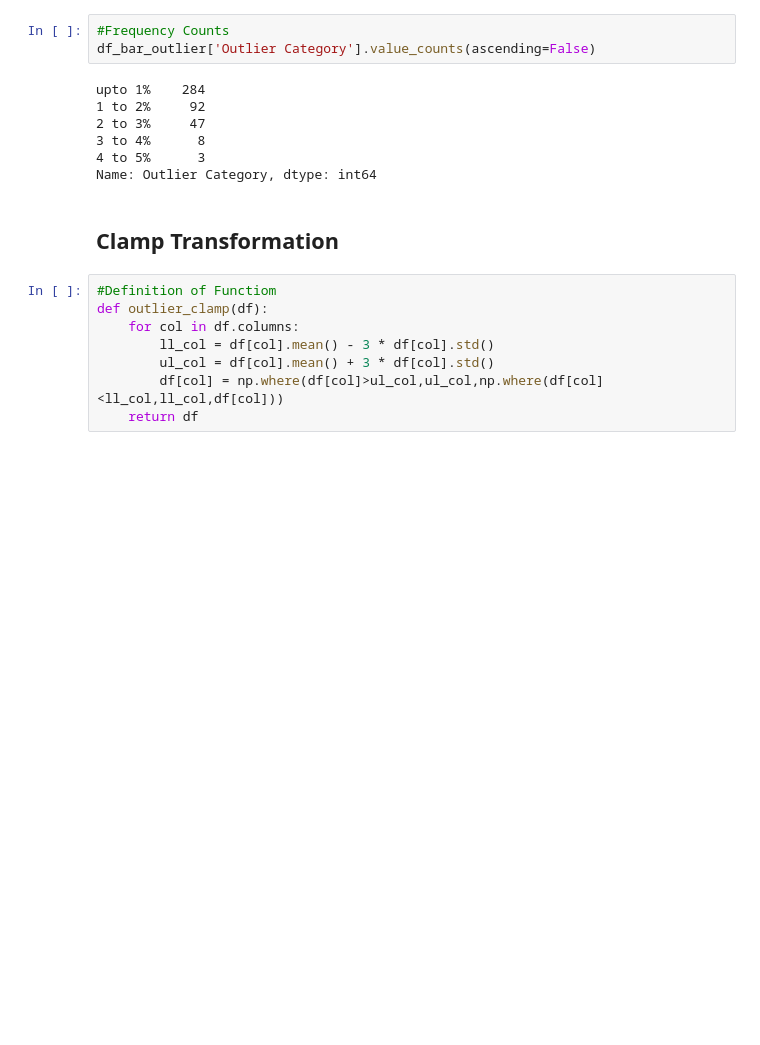
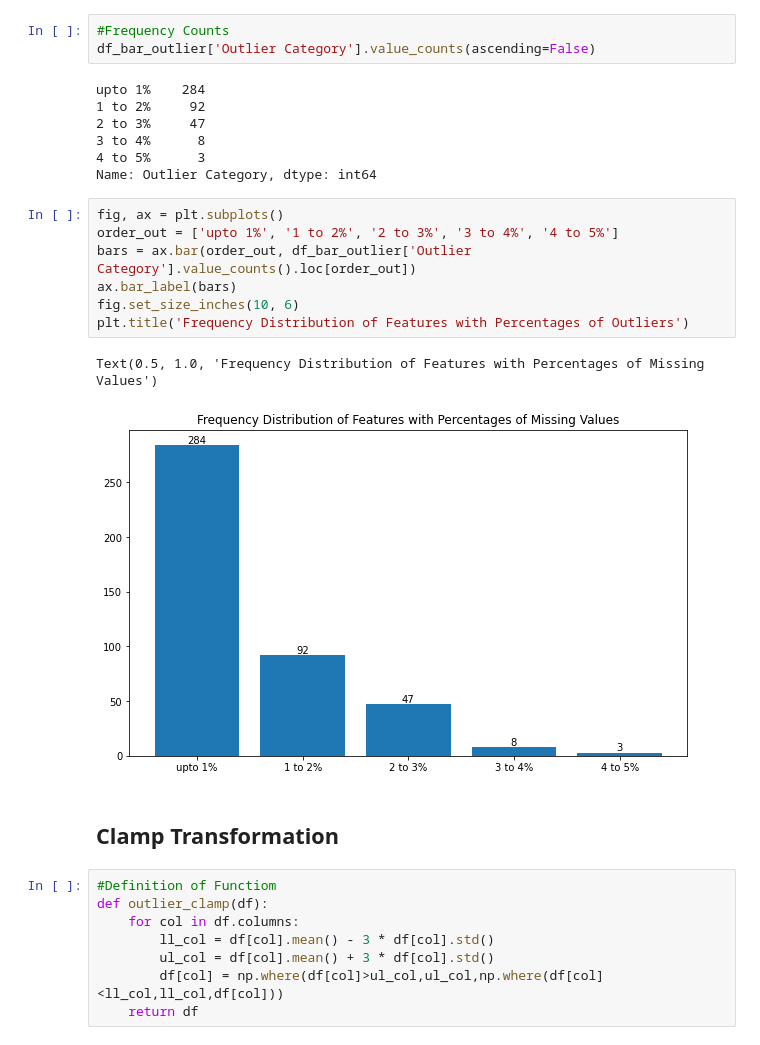
Before and after one commit to hinatanvir/Fault-Detection-SECOM, a Jupyter notebook: aras&deep/outliers_missing_presentation.ipynb, the cells around one changed output. Drawn from its saved outputs; the diff is of its cells as text; blank space fills up the shorter version.

```diff
--- a/aras&deep/outliers_missing_presentation.ipynb
+++ b/aras&deep/outliers_missing_presentation.ipynb
@@ -268,6 +329,16 @@ upto 1%    284
 3 to 4%      8
 4 to 5%      3
 Name: Outlier Category, dtype: int64
+# %%
+fig, ax = plt.subplots()
+order_out = ['upto 1%', '1 to 2%', '2 to 3%', '3 to 4%', '4 to 5%']
+bars = ax.bar(order_out, df_bar_outlier['Outlier Category'].value_counts().loc[order_out])
+ax.bar_label(bars)
+fig.set_size_inches(10, 6)
+plt.title('Frequency Distribution of Features with Percentages of Outliers')
+# %% [output]
+Text(0.5, 1.0, 'Frequency Distribution of Features with Percentages of Missing Values')
+[figure, added]
 # %% [markdown]
 ## Clamp Transformation
 # %%
```
Also changed, not shown: parts of 11 cells of this notebook, 3 other files.
